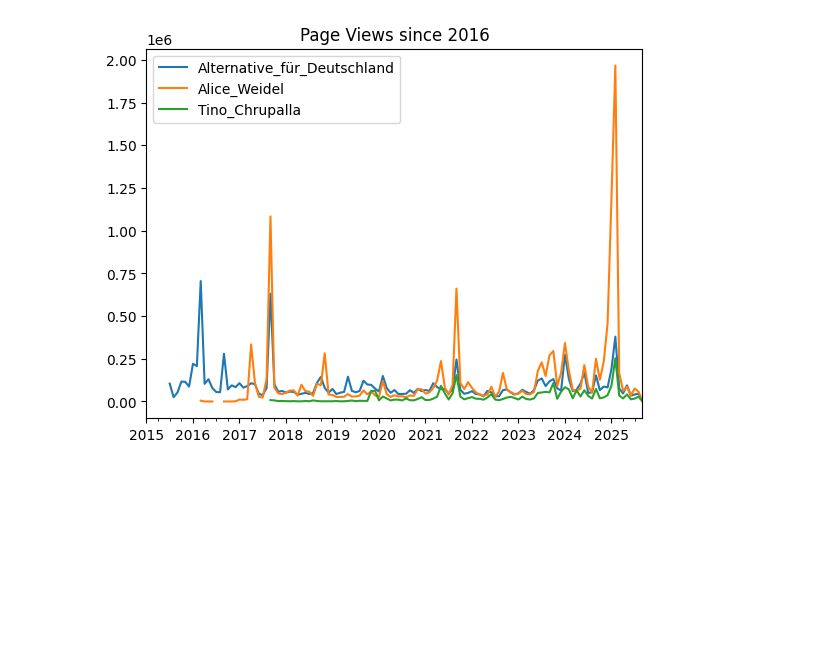
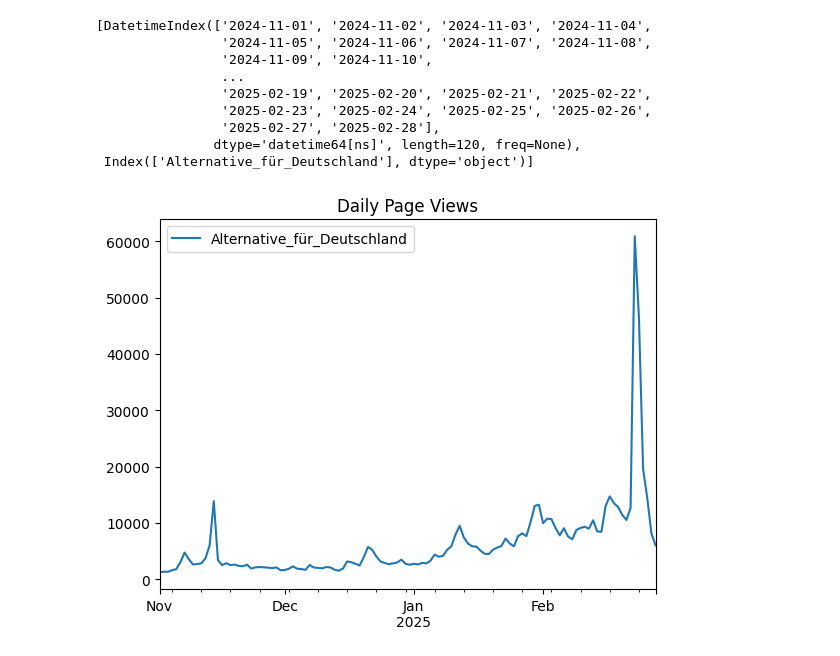
Before and after one commit to DataDivasCAU/DataDivas, a Jupyter notebook: Carolin/AfD_Wikipedia_PageViews.ipynb, the cells around one changed output. Saved outputs shown, nothing was run; the diff lists cells and outputs as text; code cells hidden in the pictures; blank space fills up the shorter version.

```diff
--- a/Carolin/AfD_Wikipedia_PageViews.ipynb
+++ b/Carolin/AfD_Wikipedia_PageViews.ipynb
@@ -111,4 +129,16 @@ df6_3
 # %%
-plot = df6_3.plot(title='Page Views since 2016')
+df6_3.axes
 # %% [output]
-[figure, removed]
+[DatetimeIndex(['2024-11-01', '2024-11-02', '2024-11-03', '2024-11-04',
+                '2024-11-05', '2024-11-06', '2024-11-07', '2024-11-08',
+                '2024-11-09', '2024-11-10',
+                ...
+                '2025-02-19', '2025-02-20', '2025-02-21', '2025-02-22',
+                '2025-02-23', '2025-02-24', '2025-02-25', '2025-02-26',
+                '2025-02-27', '2025-02-28'],
+               dtype='datetime64[ns]', length=120, freq=None),
+ Index(['Alternative_für_Deutschland'], dtype='object')]
+# %%
+plot = df6_3.plot(title='Daily Page Views')
+# %% [output]
+[figure, added]
```
Also changed, not shown: parts of 10 cells of this notebook, 2 other files.
